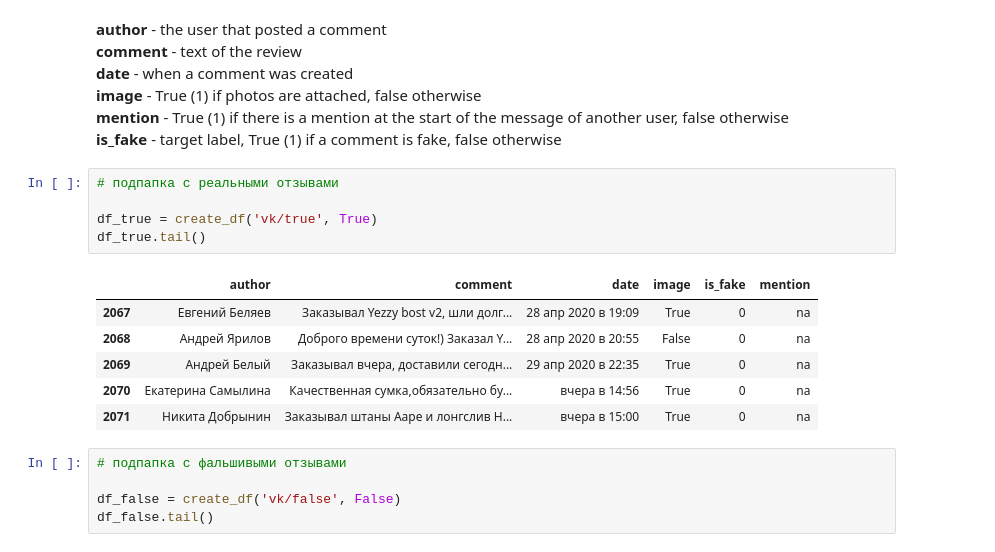
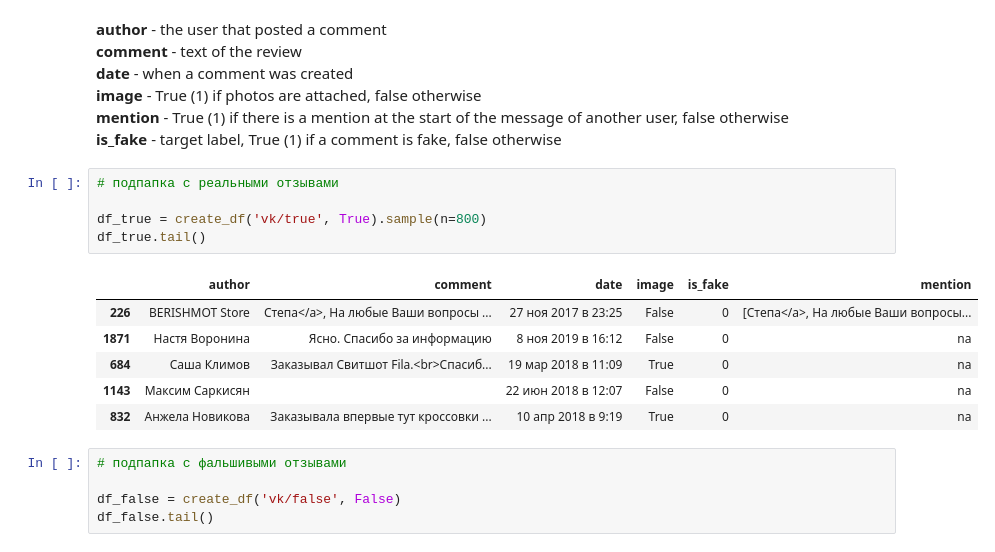
Before and after one commit to Tuylenen/FraudulentReviews, a Jupyter notebook: Курсовая.ipynb, the cells around one changed output. Saved outputs shown, nothing was run; the diff lists cells and outputs as text.

```diff
--- a/Курсовая.ipynb
+++ b/Курсовая.ipynb
@@ -108,15 +109,15 @@ def create_df(directory, label):
 # %%
 # подпапка с реальными отзывами
 
-df_true = create_df('vk/true', True)
+df_true = create_df('vk/true', True).sample(n=800)
 df_true.tail()
 # %% [output]
 |  | author | comment | date | image | is_fake | mention |
-| 2067 | Евгений Беляев | Заказывал Yezzy bost v2, шли долг... | 28 апр 2020 в 19:09 | True | 0 | na |
-| 2068 | Андрей Ярилов | Доброго времени суток!) Заказал Y... | 28 апр 2020 в 20:55 | False | 0 | na |
-| 2069 | Андрей Белый | Заказывал вчера, доставили сегодн... | 29 апр 2020 в 22:35 | True | 0 | na |
-| 2070 | Екатерина Самылина | Качественная сумка,обязательно бу... | вчера в 14:56 | True | 0 | na |
-| 2071 | Никита Добрынин | Заказывал штаны Aape и лонгслив H... | вчера в 15:00 | True | 0 | na |
+| 226 | BERISHMOT Store | Степа</a>, На любые Ваши вопросы ... | 27 ноя 2017 в 23:25 | False | 0 | [Степа</a>, На любые Ваши вопросы... |
+| 1871 | Настя Воронина | Ясно. Спасибо за информацию | 8 ноя 2019 в 16:12 | False | 0 | na |
+| 684 | Саша Климов | Заказывал Свитшот Fila.<br>Спасиб... | 19 мар 2018 в 11:09 | True | 0 | na |
+| 1143 | Максим Саркисян |  | 22 июн 2018 в 12:07 | False | 0 | na |
+| 832 | Анжела Новикова | Заказывала впервые тут кроссовки ... | 10 апр 2018 в 9:19 | True | 0 | na |
 # %%
 # подпапка с фальшивыми отзывами
 
```
Also changed, not shown: parts of 128 cells of this notebook.
